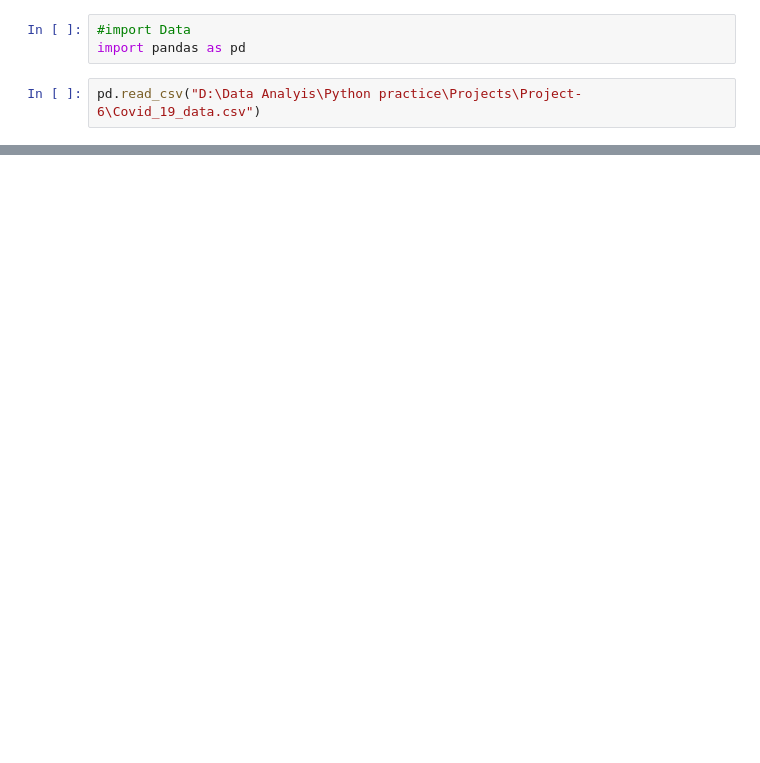
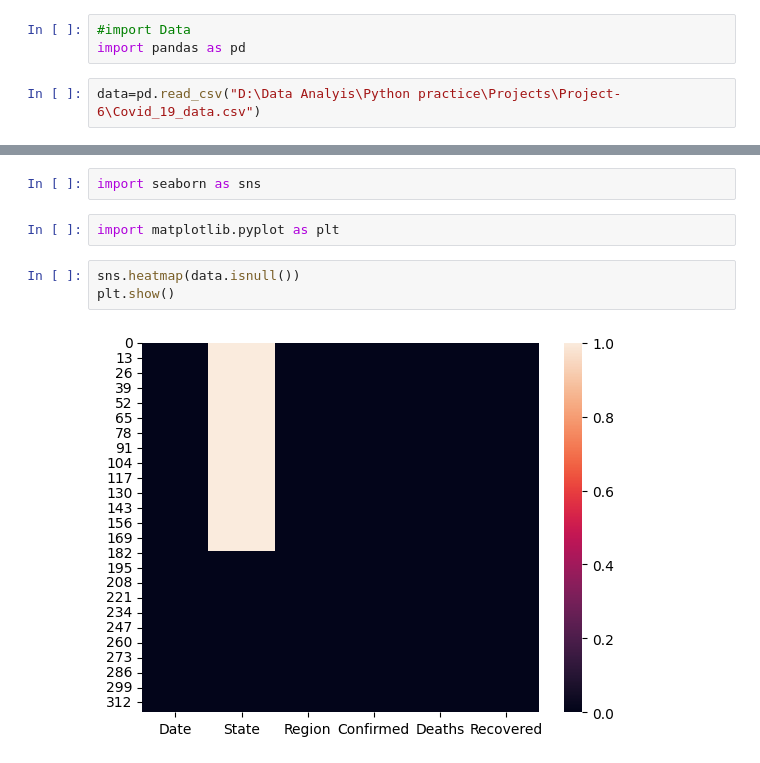
Before and after one commit to YonInsights/Project-6, a Jupyter notebook: Project-6.ipynb, the cells around one changed output, grey strips where cells are left out. Drawn from its saved outputs; the diff is of its cells as text; blank space fills up the shorter version.

```diff
--- a/Project-6.ipynb
+++ b/Project-6.ipynb
@@ -2,4 +2,4 @@
 #import Data
 import pandas as pd
 # %%
-pd.read_csv("D:\Data Analyis\Python practice\Projects\Project-6\Covid_19_data.csv")
+data=pd.read_csv("D:\Data Analyis\Python practice\Projects\Project-6\Covid_19_data.csv")
@@ -19,0 +35,9 @@ pd.read_csv("D:\Data Analyis\Python practice\Projects\Project-6\Covid_19_data.cs
+# %%
+import seaborn as sns
+# %%
+import matplotlib.pyplot as plt
+# %%
+sns.heatmap(data.isnull())
+plt.show()
+# %% [output]
+[figure, added]
```
Also changed, not shown: parts of 6 cells of this notebook.
